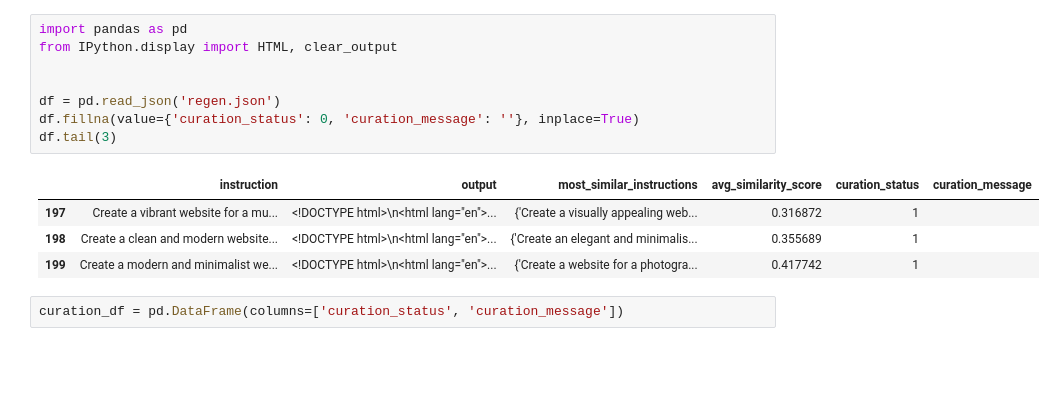
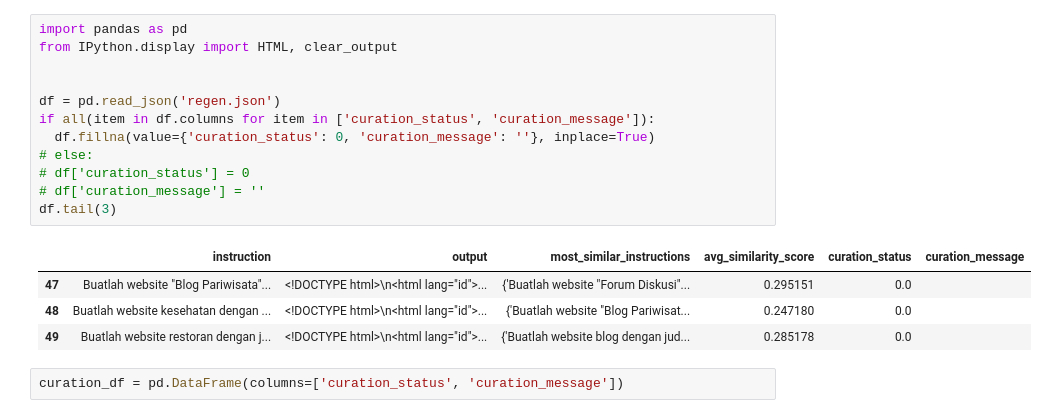
Before and after one commit to alxxtexxr/indowebgen, a Jupyter notebook: generated_tasks_curation.ipynb, the cells around one changed output. Drawn from its saved outputs; the diff is of its cells as text; blank space fills up the shorter version.

```diff
--- a/generated_tasks_curation.ipynb
+++ b/generated_tasks_curation.ipynb
@@ -1,16 +1,20 @@
 # %%
 import pandas as pd
 from IPython.display import HTML, clear_output
 
 
 df = pd.read_json('regen.json')
-df.fillna(value={'curation_status': 0, 'curation_message': ''}, inplace=True)
+if all(item in df.columns for item in ['curation_status', 'curation_message']):
+  df.fillna(value={'curation_status': 0, 'curation_message': ''}, inplace=True)
+# else:
+# df['curation_status'] = 0
+# df['curation_message'] = ''
 df.tail(3)
 # %% [output]
 |  | instruction | output | most_similar_instructions | avg_similarity_score | curation_status | curation_message |
-| 197 | Create a vibrant website for a mu... | <!DOCTYPE html>\n<html lang="en">... | {'Create a visually appealing web... | 0.316872 | 1 |  |
-| 198 | Create a clean and modern website... | <!DOCTYPE html>\n<html lang="en">... | {'Create an elegant and minimalis... | 0.355689 | 1 |  |
-| 199 | Create a modern and minimalist we... | <!DOCTYPE html>\n<html lang="en">... | {'Create a website for a photogra... | 0.417742 | 1 |  |
+| 47 | Buatlah website "Blog Pariwisata"... | <!DOCTYPE html>\n<html lang="id">... | {'Buatlah website "Forum Diskusi"... | 0.295151 | 0.0 |  |
+| 48 | Buatlah website kesehatan dengan ... | <!DOCTYPE html>\n<html lang="id">... | {'Buatlah website "Blog Pariwisat... | 0.247180 | 0.0 |  |
+| 49 | Buatlah website restoran dengan j... | <!DOCTYPE html>\n<html lang="id">... | {'Buatlah website blog dengan jud... | 0.285178 | 0.0 |  |
 # %%
 curation_df = pd.DataFrame(columns=['curation_status', 'curation_message'])
 # %%
```
Also changed, not shown: parts of 3 cells of this notebook, 3 other files.
